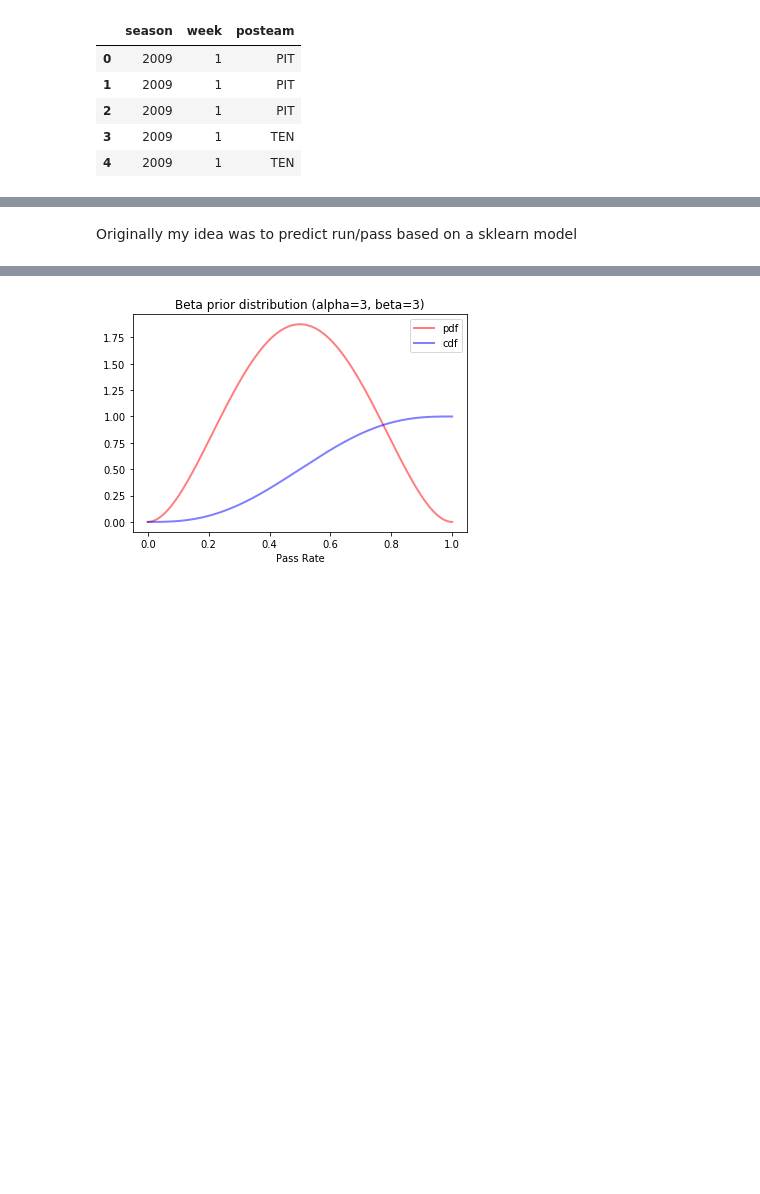
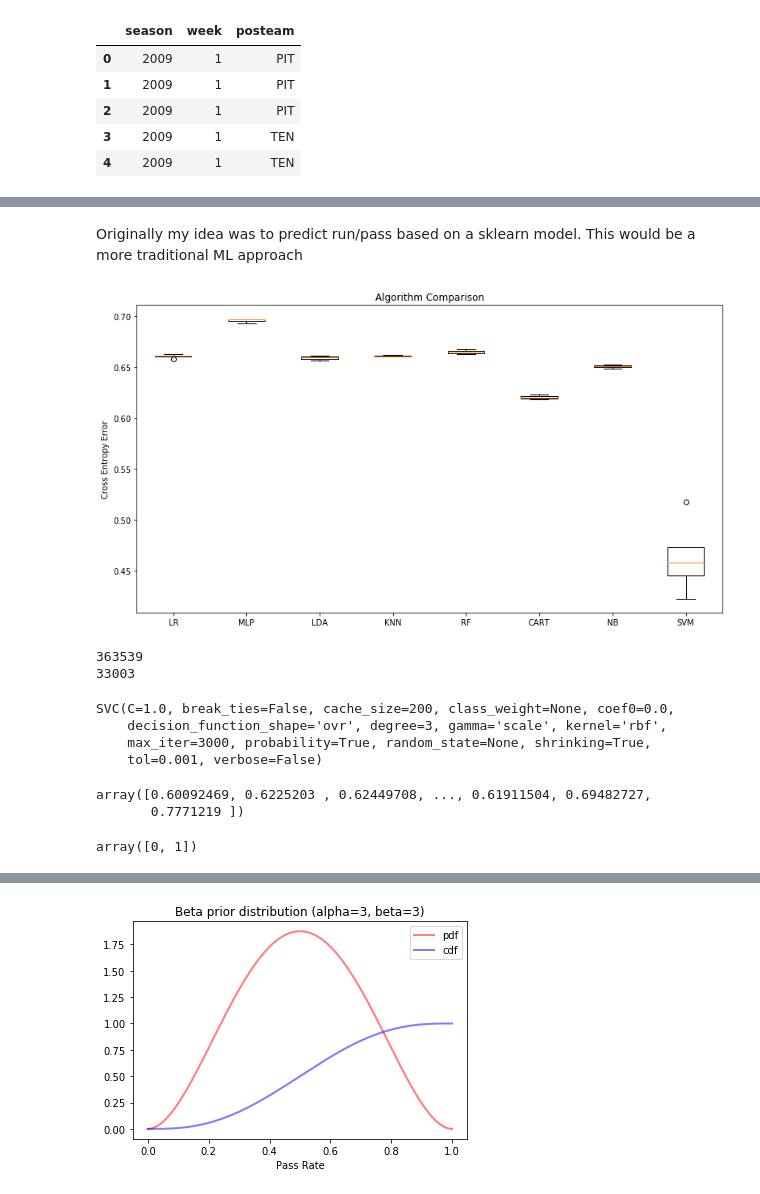
Before and after one commit to btatkinson/pass_exp, a Jupyter notebook: nfl_pass_exp.ipynb, the cells around one changed output, grey strips where cells are left out. Drawn from its saved outputs; the diff is of its cells as text; code cells hidden in the pictures; blank space fills up the shorter version.

```diff
--- a/nfl_pass_exp.ipynb
+++ b/nfl_pass_exp.ipynb
@@ -371,5 +383,5 @@ print(len(pbp))
 # %% [markdown]
-Originally my idea was to predict run/pass based on a sklearn model
+Originally my idea was to predict run/pass based on a sklearn model. This would be a more traditional ML approach
 # %%
 # https://machinelearningmastery.com/compare-machine-learning-algorithms-python-scikit-learn/
 # %%
@@ -416 +433,49 @@ Originally my idea was to predict run/pass based on a sklearn model
 # plt.show()
+# %%
+fig = plt.figure(figsize=(13,7))
+plt.title('Algorithm Comparison')
+ax = fig.add_subplot(111)
+plt.boxplot(results)
+ax.set_xticklabels(names)
+plt.ylabel("Cross Entropy Error")
+plt.savefig("./figures/models_comparison.png")
+plt.show()
+# %% [output]
+[figure, added]
+# %%
+cols = ['season','head_coach','yards_for_td','ydstogo','down','half','half_seconds_remaining','score_differential','play_type']
+data = pbp[cols]
+target = pbp.play_type.astype(int)
+print(len(data))
+data = data.loc[data.season >= 2019]
+print(len(data))
+# %% [output]
+363539
+33003
+# %%
+# league average SVM
+lad = data.loc[data.head_coach!='Pete Carroll']
+pete = data.loc[data.head_coach=='Pete Carroll']
+
+lad = lad.sample(frac=1)
+pete = pete.sample(frac=1)
+
+lad_y = lad.play_type.values
+lad = lad.drop(columns=['season','head_coach','play_type'])
+
+pete_y = pete.play_type.values
+pete = pete.drop(columns=['season','head_coach','play_type'])
+
+train_cols = list(lad.columns)
+
+scaler = StandardScaler().fit(lad)
+lad = scaler.transform(lad)
+pete = scaler.transform(pete)
+
+svm = SVC(max_iter=3000, probability=True)
+svm.fit(lad, lad_y)
+# %% [output]
+SVC(C=1.0, break_ties=False, cache_size=200, class_weight=None, coef0=0.0,
+    decision_function_shape='ovr', degree=3, gamma='scale', kernel='rbf',
+    max_iter=3000, probability=True, random_state=None, shrinking=True,
+    tol=0.001, verbose=False)
@@ -416,0 +485,10 @@ Originally my idea was to predict run/pass based on a sklearn model
+# %%
+preds
+# %% [output]
+array([0.60092469, 0.6225203 , 0.62449708, ..., 0.61911504, 0.69482727,
+       0.7771219 ])
+# %%
+# probability in predict proba corresponds to classes in this order
+svm.classes_
+# %% [output]
+array([0, 1])
```
Also changed, not shown: parts of 31 cells of this notebook.
